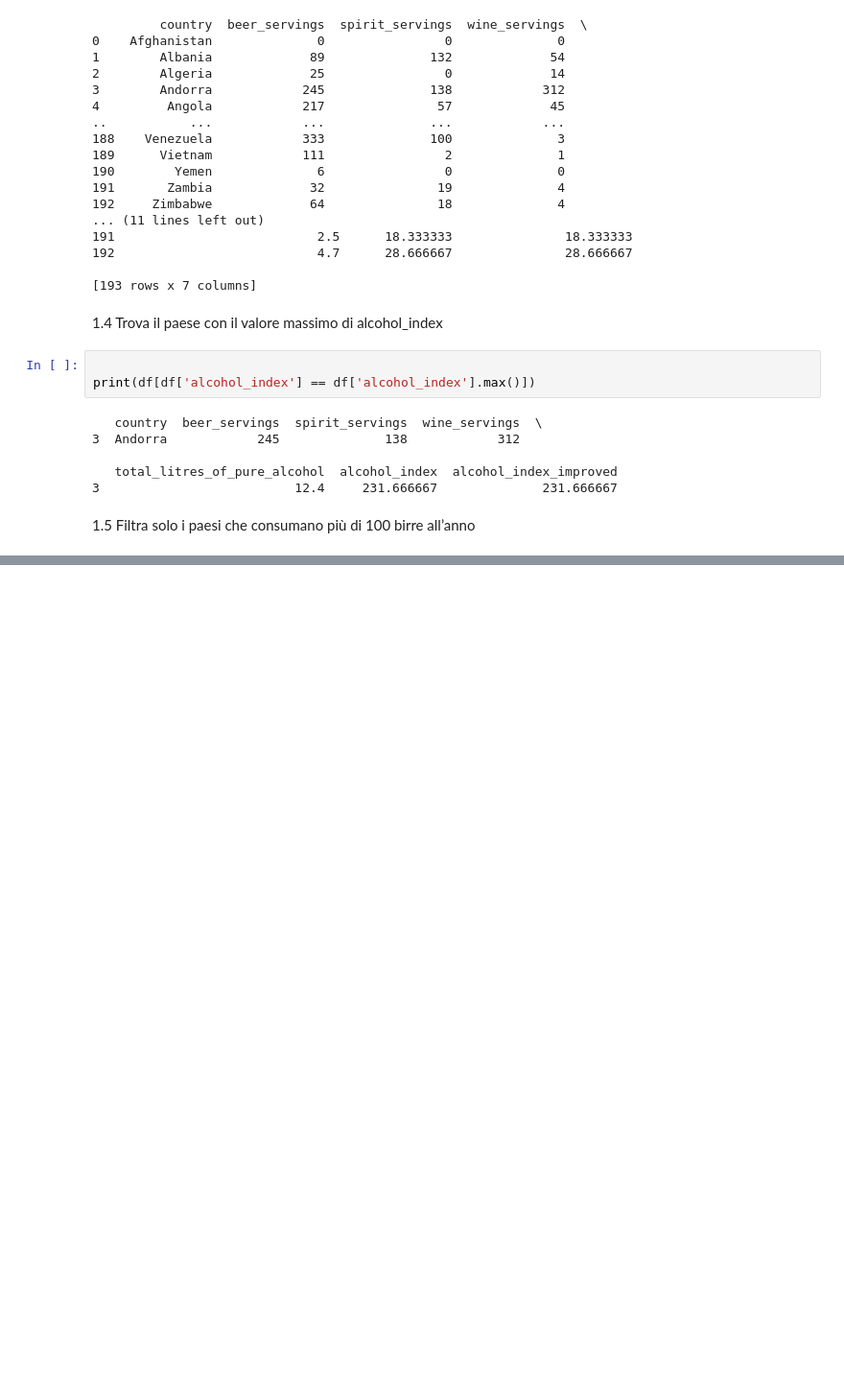
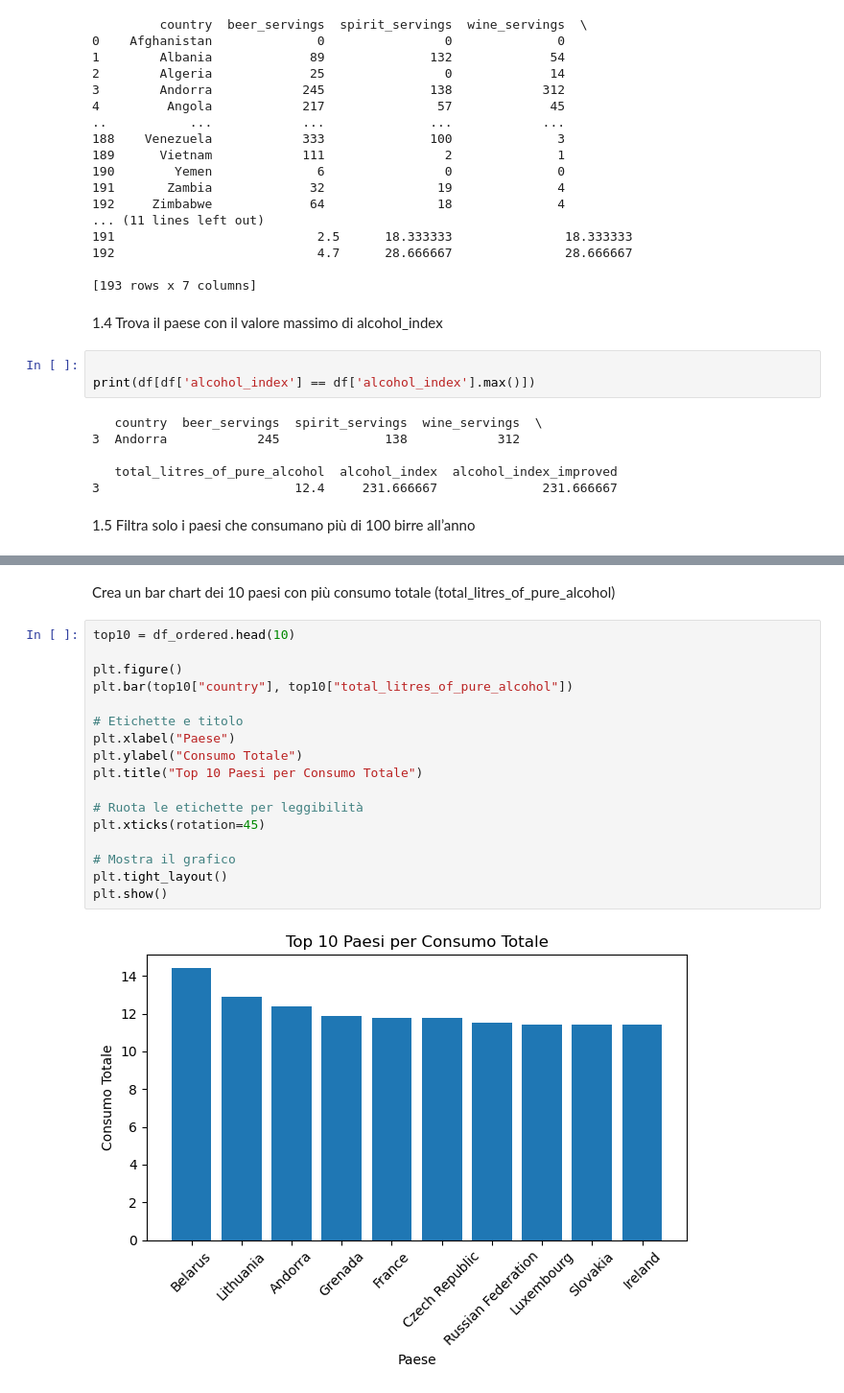
Before and after one commit to ilGado/ProgrammingLab_II, a Jupyter notebook: 04_14_2026/Lesson 3/es1/es1.ipynb, the cells around one changed output, grey strips where cells are left out. Shown at 96% size. Saved outputs shown, nothing was run; the diff lists cells and outputs as text; blank space fills up the shorter version.

```diff
--- a/04_14_2026/Lesson 3/es1/es1.ipynb
+++ b/04_14_2026/Lesson 3/es1/es1.ipynb
@@ -123,0 +125,21 @@ print(df[df['beer_servings'] > 100])
+# %% [markdown]
+Crea un bar chart dei 10 paesi con più consumo totale (total_litres_of_pure_alcohol)
+# %%
+top10 = df_ordered.head(10)
+
+plt.figure()
+plt.bar(top10["country"], top10["total_litres_of_pure_alcohol"])
+
+# Etichette e titolo
+plt.xlabel("Paese")
+plt.ylabel("Consumo Totale")
+plt.title("Top 10 Paesi per Consumo Totale")
+
+# Ruota le etichette per leggibilità
+plt.xticks(rotation=45)
+
+# Mostra il grafico
+plt.tight_layout()
+plt.show()
+# %% [output]
+[figure, added]
```
Also changed, not shown: parts of 4 cells of this notebook, 1 other file.
